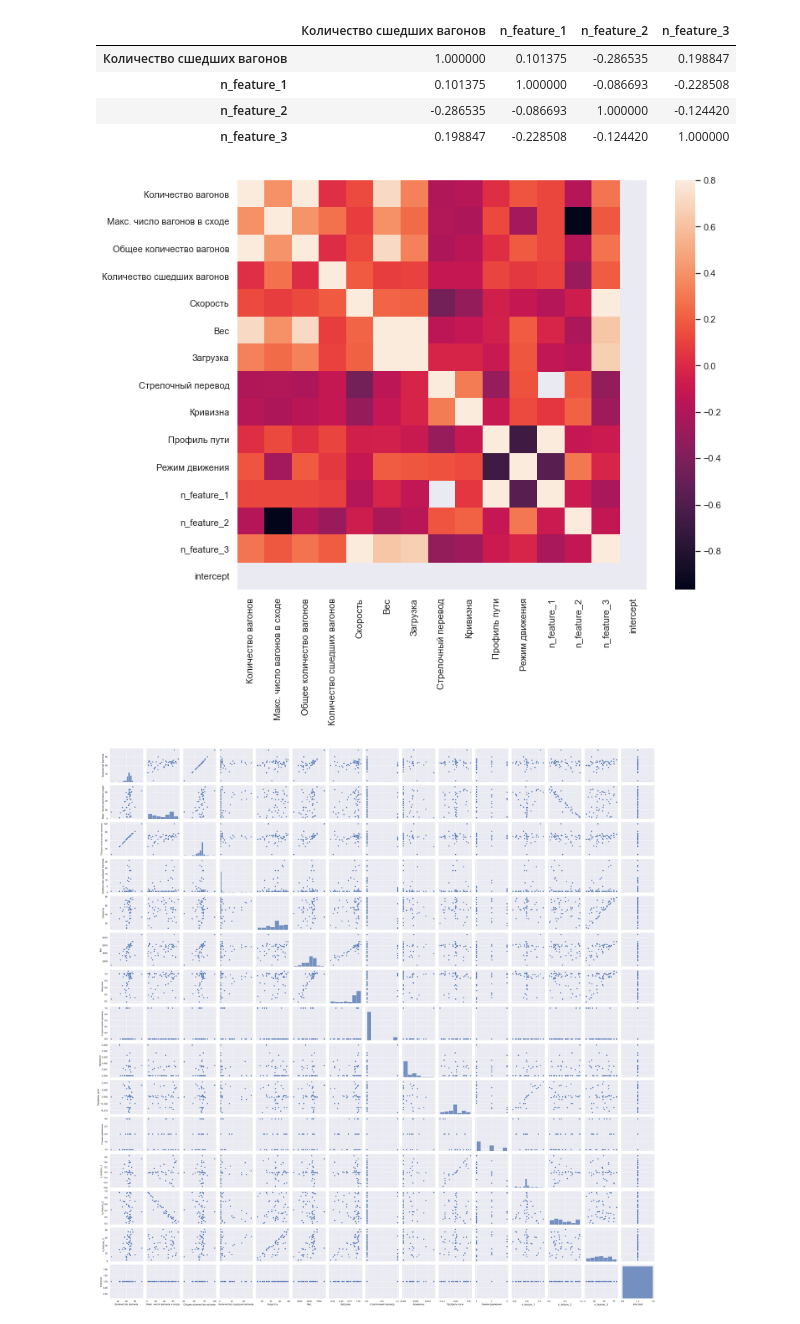
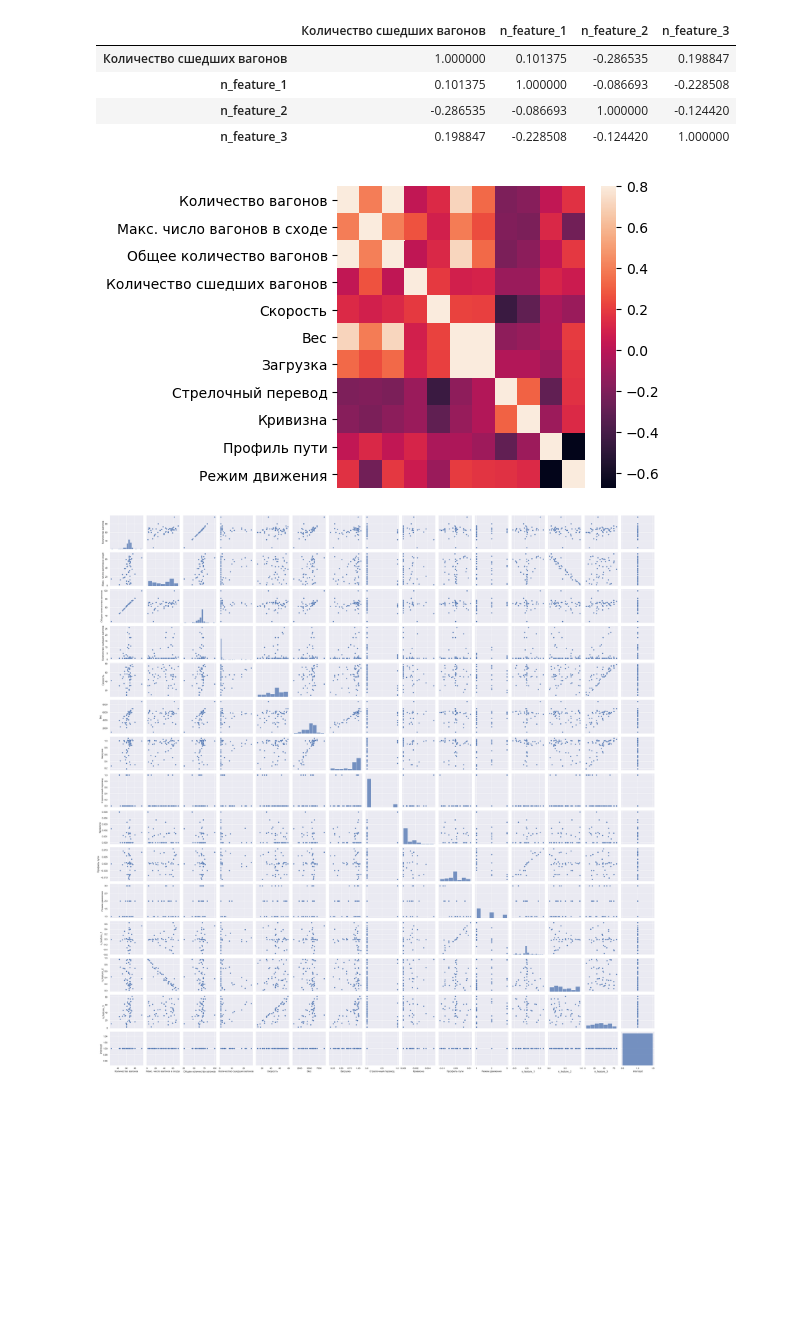
Before and after one commit to KorolevEgor/bachelor-diploma, a Jupyter notebook: src/code/data_exploration.ipynb, the cells around one changed output. Saved outputs shown, nothing was run; the diff lists cells and outputs as text; code cells hidden in the pictures; blank space fills up the shorter version.

```diff
--- a/src/code/data_exploration.ipynb
+++ b/src/code/data_exploration.ipynb
@@ -77,11 +77,16 @@ coormat
 | n_feature_2 | -0.286535 | -0.086693 | 1.000000 | -0.124420 |
 | n_feature_3 | 0.198847 | -0.228508 | -0.124420 | 1.000000 |
 # %%
-corrmat = df.corr()
-f, ax = plt.subplots(figsize=(12, 9))
-sns.heatmap(corrmat, vmax=.8, square=True);
+corrmat = df[['Дата', 'Количество вагонов', 'Макс. число вагонов в сходе',
+       'Общее количество вагонов', 'Количество сшедших вагонов', 'Скорость',
+       'Вес', 'Загрузка', 'Стрелочный перевод', 'Кривизна', 'Профиль пути',
+       'Режим движения']].corr()
+plt.figure(figsize=(4, 4), dpi=100)
+g = sns.heatmap(corrmat, vmax=.8)
+plt.xticks([])
+plt.show()
 # %% [output]
-[figure, old version]
+[figure, new version]
 # %%
 sns.set()
 sns.pairplot(df[:], size = 2.5)
```
Also changed, not shown: parts of 1 cell of this notebook, 11 other files.
